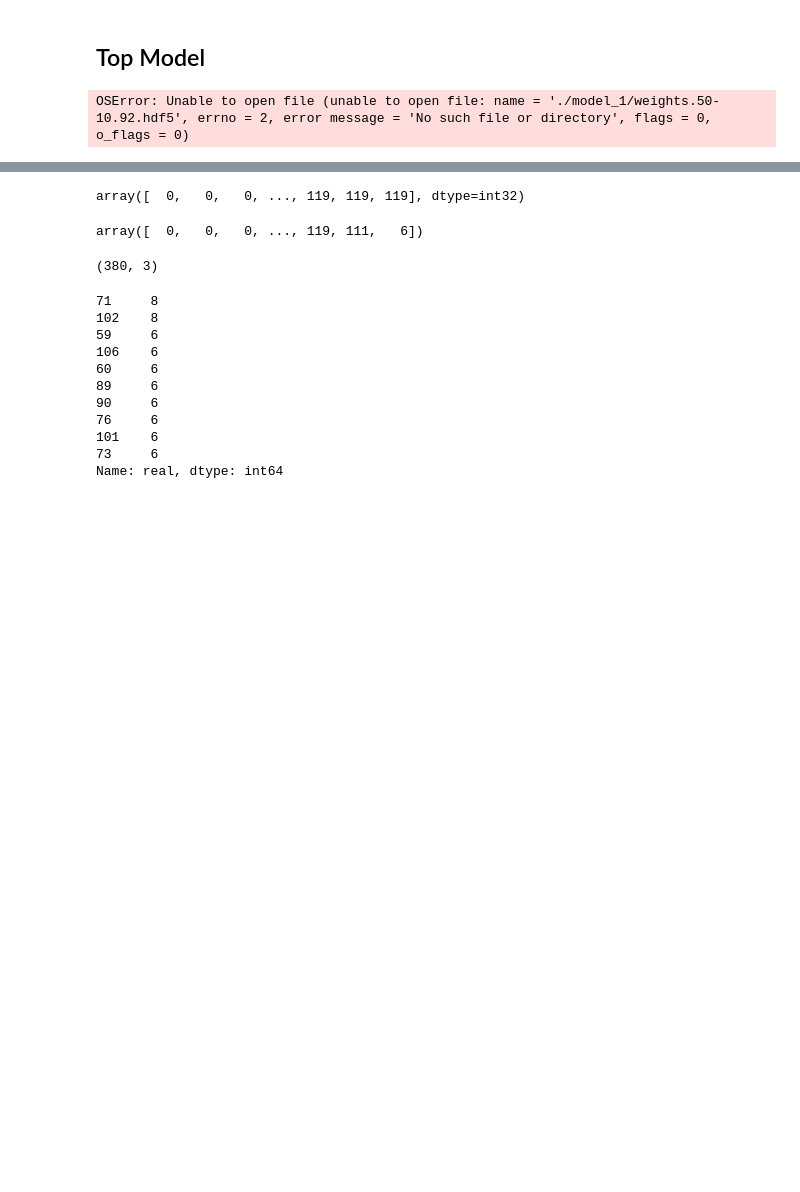
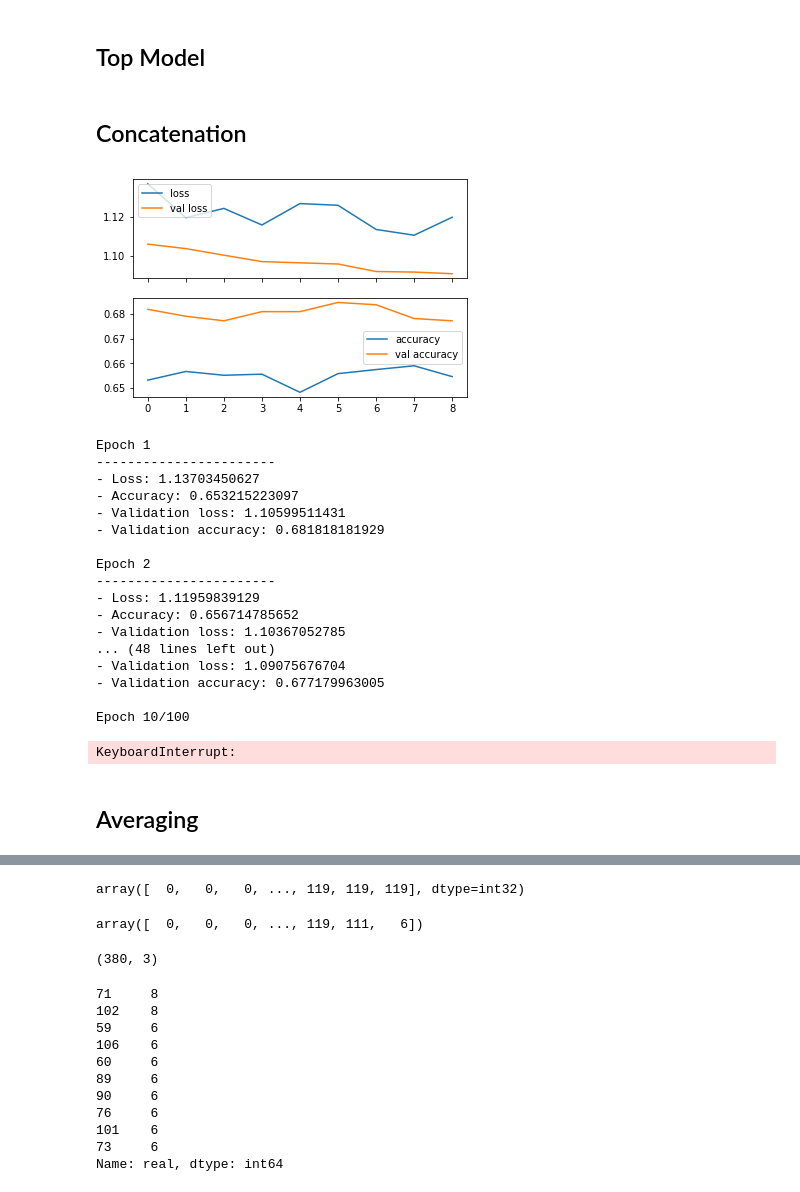
Before and after one commit to iPhaeton/dog_breed_identification, a Jupyter notebook: dog_breed_identification_1.ipynb, the cells around one changed output, grey strips where cells are left out. Saved outputs shown, nothing was run; the diff lists cells and outputs as text; code cells hidden in the pictures; blank space fills up the shorter version.

Commit message:
Start with model concatenation

```diff
--- a/dog_breed_identification_1.ipynb
+++ b/dog_breed_identification_1.ipynb
@@ -77,13 +85,9 @@ checkpoint = keras.callbacks.ModelCheckpoint(
+# %%
+train_data_2 = np.load('./data/bottleneck_features/inception/flat/avg/bottleneck_features_train.npy')
+dev_data_2 = np.load('./data/bottleneck_features/inception/flat/avg/bottleneck_features_dev.npy')
+# %%
+train_data = np.concatenate([train_data_1, train_data_2], axis=1)
+dev_data = np.concatenate([dev_data_1, dev_data_2], axis=1)
 # %% [markdown]
 ## Top Model
-# %%
-#train_data = np.load('./data/bottleneck_features/pretrained_keras_models/train_vgg_bf.npy')
-#dev_data = np.load('./data/bottleneck_features/pretrained_keras_models/dev_vgg_bf.npy')
-#train_labels = np.load('./data/bottleneck_features/pretrained_keras_models/y_train.npy')
-#dev_labels = np.load('./data/bottleneck_features/pretrained_keras_models/y_dev.npy')
-
-train_data = np.load('./data/bottleneck_features/vgg16/flat/max/bottleneck_features_train.npy')
-dev_data = np.load('./data/bottleneck_features/vgg16/flat/max/bottleneck_features_dev.npy')
-train_labels = np.load('./data/bottleneck_features/vgg16/train_labels.npy')
-dev_labels = np.load('./data/bottleneck_features/vgg16/dev_labels.npy')
 # %%
@@ -108,0 +114,37 @@ plot_losses = PlotLosses()
+# %% [markdown]
+## Concatenation
+# %%
+plot_losses = PlotLosses()
+top_model = model(train_data, dev_data, 0.000001)
+# %%
+top_model.load_weights('./best_models/weights.03-1.11.hdf5')
+
+top_model.fit(
+    train_data, train_labels,
+    batch_size=batch_size,
+    epochs=epochs,
+    callbacks=[plot_losses, checkpoint],
+    validation_data=(dev_data, dev_labels),
+)
+# %% [output]
+[figure, added]
+Epoch 1
+-----------------------
+- Loss: 1.13703450627
+- Accuracy: 0.653215223097
+- Validation loss: 1.10599511431
+- Validation accuracy: 0.681818181929
+
+Epoch 2
+-----------------------
+- Loss: 1.11959839129
+- Accuracy: 0.656714785652
+- Validation loss: 1.10367052785
+... (48 lines left out)
+- Validation loss: 1.09075676704
+- Validation accuracy: 0.677179963005
+
+Epoch 10/100
+KeyboardInterrupt:
+# %% [markdown]
+## Averaging
@@ -109,12 +154,10 @@ plot_losses = PlotLosses()
 # %%
 #top_model.load_weights('./model_1/weights.50-10.92.hdf5')
 
-top_model.fit(
-    train_data, train_labels,
+top_model_1.fit(
+    train_data_1, train_labels,
     batch_size=batch_size,
     epochs=epochs,
     callbacks=[plot_losses, checkpoint],
-    validation_data=(dev_data, dev_labels),
+    validation_data=(dev_data_1, dev_labels),
 )
-# %% [output]
-OSError: Unable to open file (unable to open file: name = './model_1/weights.50-10.92.hdf5', errno = 2, error message = 'No such file or directory', flags = 0, o_flags = 0)
```
Also changed, not shown: parts of 12 cells of this notebook, 3 other files.
